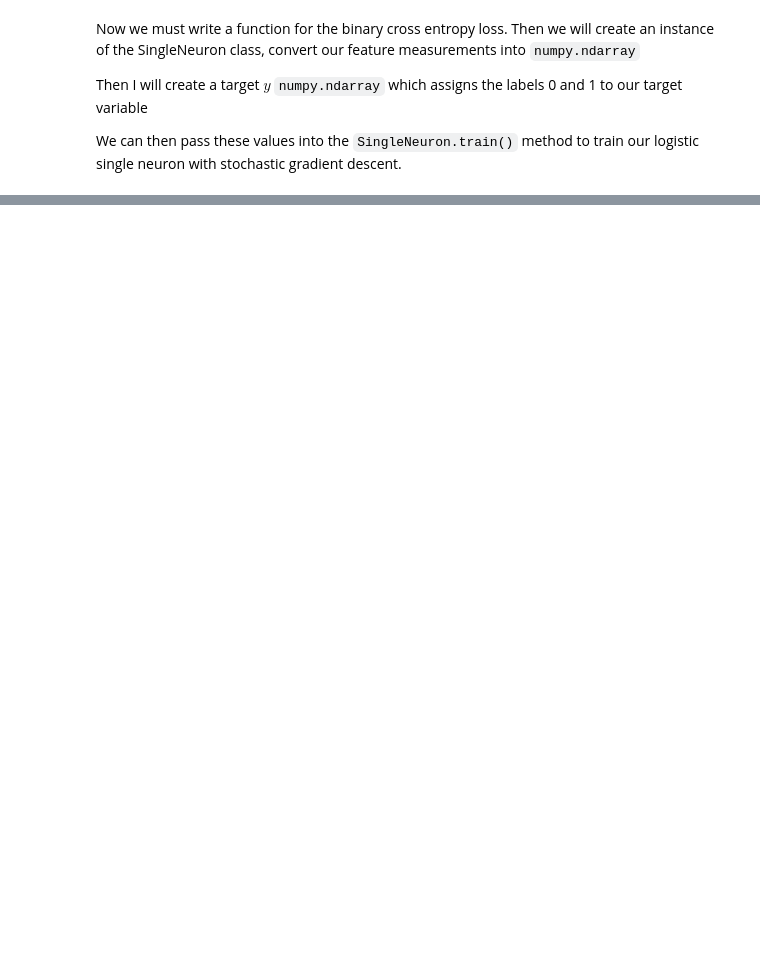
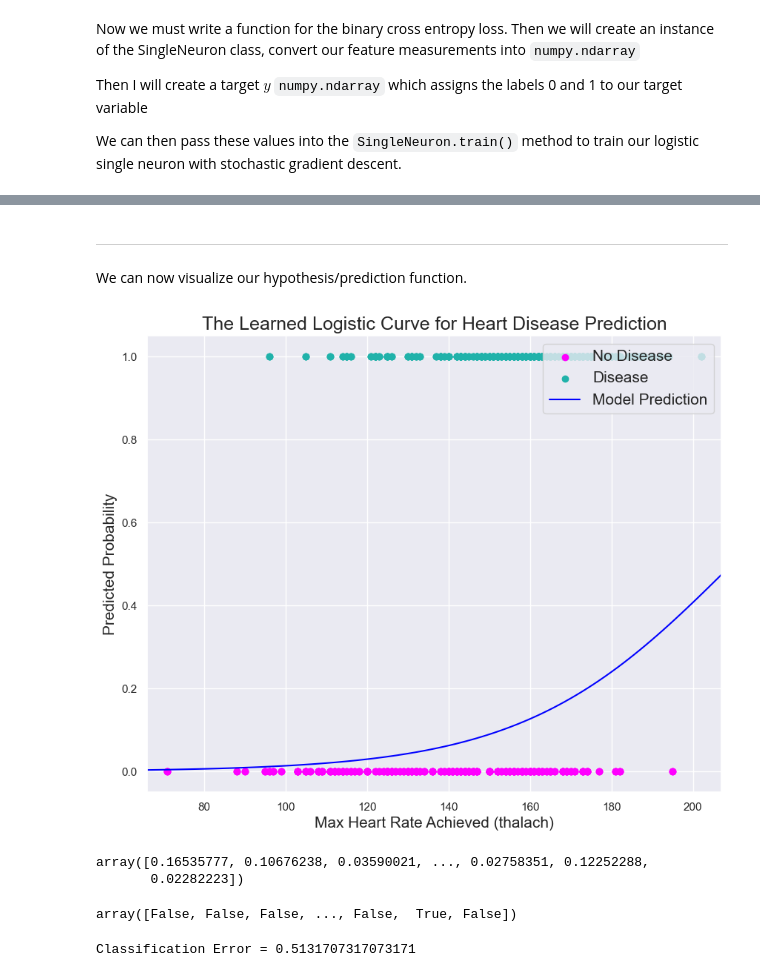
Before and after one commit to aigerim444/Aigerim-CMOR-438-Spring-2025, a Jupyter notebook: Supervised_Learning/logistic_regression/logistic_reg.ipynb, the cells around one changed output, grey strips where cells are left out. Drawn from its saved outputs; the diff is of its cells as text; code cells hidden in the pictures; blank space fills up the shorter version.

```diff
--- a/Supervised_Learning/logistic_regression/logistic_reg.ipynb
+++ b/Supervised_Learning/logistic_regression/logistic_reg.ipynb
@@ -86,0 +204,44 @@
+# %% [markdown]
+---
+We can now visualize our hypothesis/prediction function.
+# %%
+plt.figure(figsize=(10, 8))
+
+# Set x-axis limits based on heart rate data
+plt.xlim((df['thalach'].min() - 5, df['thalach'].max() + 5))
+
+# Plot the scattered actual data
+plt.scatter(no_disease['thalach'],
+            np.zeros(len(no_disease)),
+            color="magenta",
+            label="No Disease")
+plt.scatter(disease['thalach'],
+            np.ones(len(disease)),
+            color="lightseagreen",
+            label="Disease")
+
+# Plot the learned logistic regression curve
+domain = np.linspace(df['thalach'].min() - 5, df['thalach'].max() + 5, 100)
+plt.plot(domain, node.predict(domain.reshape(-1, 1)), color="blue", label="Model Prediction")
+
+plt.xlabel("Max Heart Rate Achieved (thalach)", fontsize=15)
+plt.ylabel("Predicted Probability", fontsize=15)
+plt.legend(fontsize=15, loc="upper right")
+plt.title("The Learned Logistic Curve for Heart Disease Prediction", fontsize=18)
+plt.show()
+# %% [output]
+[figure, added]
+# %%
+node.predict(X)
+# %% [output]
+array([0.16535777, 0.10676238, 0.03590021, ..., 0.02758351, 0.12252288,
+       0.02282223])
+# %%
+np.rint(node.predict(X)) != y
+# %% [output]
+array([False, False, False, ..., False,  True, False])
+# %%
+classification_error = (np.rint(node.predict(X)) != y).astype(int)
+print(f"Classification Error = {sum(classification_error)/ len(y)}")
+# %% [output]
+Classification Error = 0.5131707317073171
```
Also changed, not shown: parts of 19 cells of this notebook, 2 other files.
